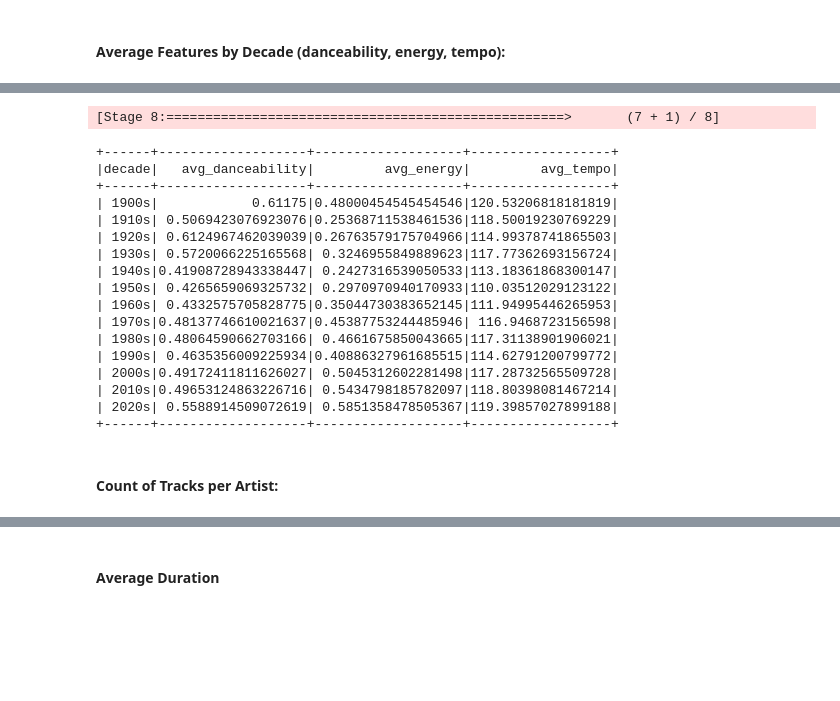
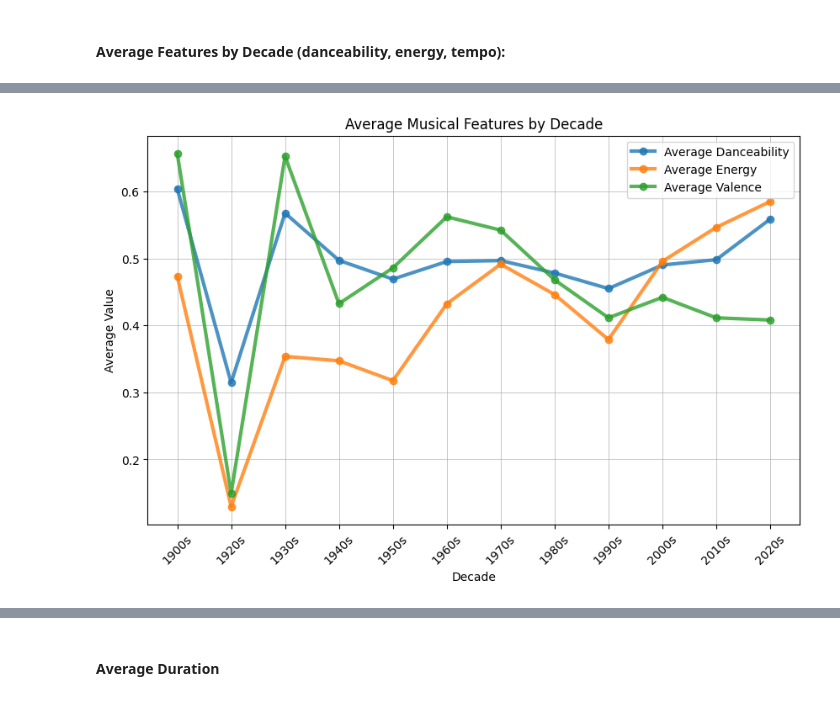
Before and after one commit to ALotov2000/Data_Science-CA3-pyspark-starter, a Jupyter notebook: main.ipynb, the cells around one changed output, grey strips where cells are left out. Saved outputs shown, nothing was run; the diff lists cells and outputs as text; code cells hidden in the pictures; blank space fills up the shorter version.

```diff
--- a/main.ipynb
+++ b/main.ipynb
@@ -167,2 +214,10 @@ final_df.show(5)
 # %% [markdown]
 #### Average Features by Decade (danceability, energy, tempo):
+# %%
+decennial_data = (final_df
+                  .groupBy("decade")
+                  .agg(F.avg("danceability").alias("avg_danceability"),
+                       F.avg("energy").alias("avg_energy"),
+                       F.avg("valence").alias("avg_valence"))
+                  .orderBy("decade")).toPandas()
+decennial_data
@@ -169,30 +238,15 @@ final_df.show(5)
 # %%
-(final_df
- .withColumn("decade", F.concat((F.floor(F.col("year") / 10) * 10).cast("string"), F.lit("s")))
- .groupBy("decade").agg(
-    F.avg("danceability").alias("avg_danceability"),
-    F.avg("energy").alias("avg_energy"),
-    F.avg("tempo").alias("avg_tempo"))
- .orderBy("decade")
- .show())
+plt.figure(figsize=(10, 6))
+plt.plot(decennial_data['decade'], decennial_data['avg_danceability'], label='Average Danceability', marker='o', linewidth=3, alpha=0.8)
+plt.plot(decennial_data['decade'], decennial_data['avg_energy'], label='Average Energy', marker='o', linewidth=3, alpha=0.8)
+plt.plot(decennial_data['decade'], decennial_data['avg_valence'], label='Average Valence', marker='o', linewidth=3, alpha=0.8)
+plt.title('Average Musical Features by Decade')
+plt.xlabel('Decade')
+plt.xticks(rotation=45)
+plt.ylabel('Average Value')
+plt.legend()
+plt.grid(linewidth=0.5)
+plt.show()
+del decennial_data
 # %% [output]
-[Stage 8:===================================================>       (7 + 1) / 8]
-+------+-------------------+-------------------+------------------+
-|decade|   avg_danceability|         avg_energy|         avg_tempo|
-+------+-------------------+-------------------+------------------+
-| 1900s|            0.61175|0.48000454545454546|120.53206818181819|
-| 1910s| 0.5069423076923076|0.25368711538461536|118.50019230769229|
-| 1920s| 0.6124967462039039|0.26763579175704966|114.99378741865503|
-| 1930s| 0.5720066225165568| 0.3246955849889623|117.77362693156724|
-| 1940s|0.41908728943338447| 0.2427316539050533|113.18361868300147|
-| 1950s| 0.4265659069325732| 0.2970970940170933|110.03512029123122|
-| 1960s| 0.4332575705828775|0.35044730383652145|111.94995446265953|
-| 1970s|0.48137746610021637|0.45387753244485946| 116.9468723156598|
-| 1980s|0.48064590662703166| 0.4661675850043665|117.31138901906021|
-| 1990s| 0.4635356009225934|0.40886327961685515|114.62791200799772|
-| 2000s|0.49172411811626027| 0.5045312602281498|117.28732565509728|
-| 2010s|0.49653124863226716| 0.5434798185782097|118.80398081467214|
-| 2020s| 0.5588914509072619| 0.5851358478505367|119.39857027899188|
-+------+-------------------+-------------------+------------------+
+[figure, added]
-# %% [markdown]
-#### Count of Tracks per Artist:
```
Also changed, not shown: parts of 42 cells of this notebook.
